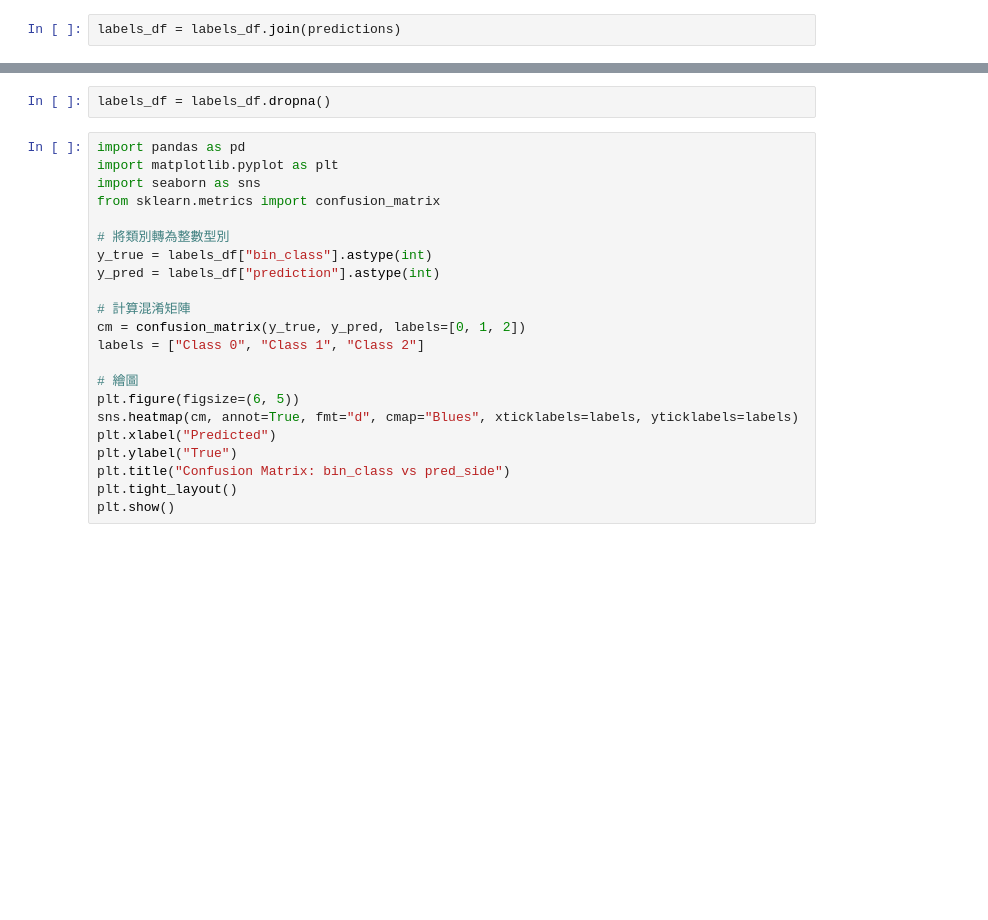
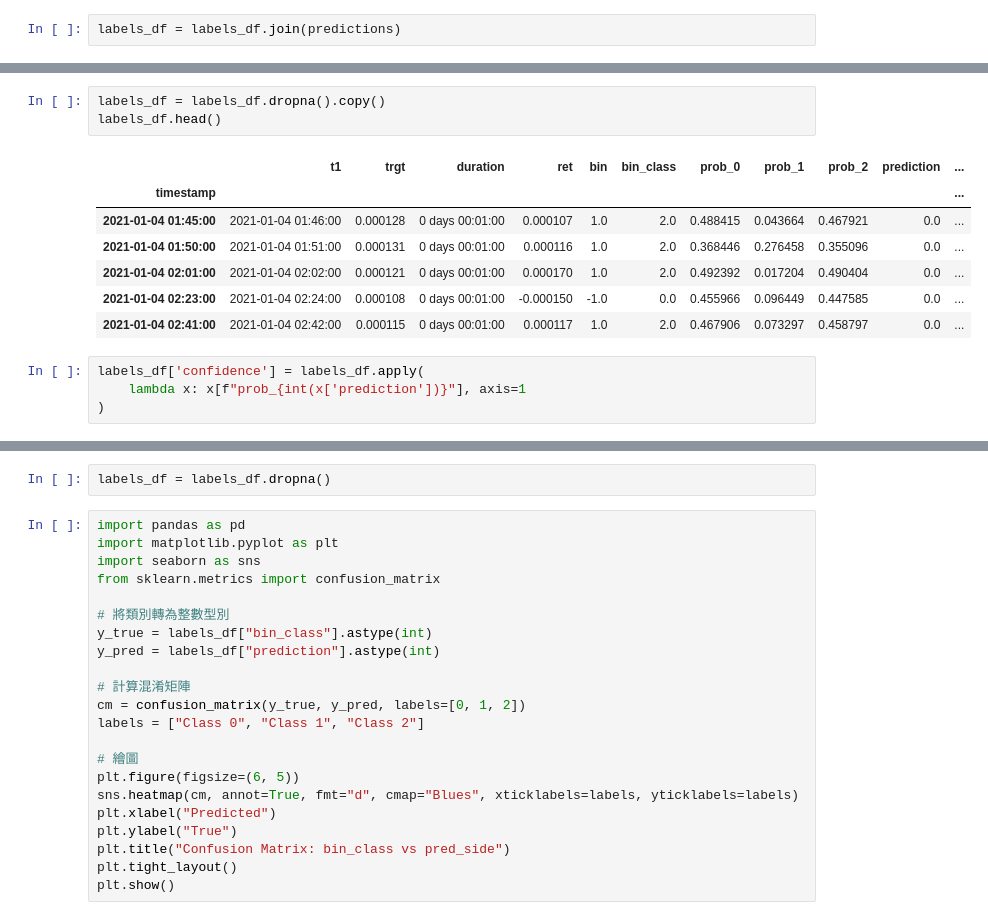
Before and after one commit to chillmelon/fxml, a Jupyter notebook: notebook/Visualization.ipynb, the cells around one changed output, grey strips where cells are left out. Cells and saved outputs as stored; diff of their text form; blank space fills up the shorter version.

```diff
--- a/notebook/Visualization.ipynb
+++ b/notebook/Visualization.ipynb
@@ -189,0 +220,15 @@ labels_df.shape
+# %%
+labels_df = labels_df.dropna().copy()
+labels_df.head()
+# %% [output]
+|  | t1 | trgt | duration | ret | bin | bin_class | prob_0 | prob_1 | prob_2 | prediction | ... |
+| timestamp |  |  |  |  |  |  |  |  |  |  | ... |
+| 2021-01-04 01:45:00 | 2021-01-04 01:46:00 | 0.000128 | 0 days 00:01:00 | 0.000107 | 1.0 | 2.0 | 0.488415 | 0.043664 | 0.467921 | 0.0 | ... |
+| 2021-01-04 01:50:00 | 2021-01-04 01:51:00 | 0.000131 | 0 days 00:01:00 | 0.000116 | 1.0 | 2.0 | 0.368446 | 0.276458 | 0.355096 | 0.0 | ... |
+| 2021-01-04 02:01:00 | 2021-01-04 02:02:00 | 0.000121 | 0 days 00:01:00 | 0.000170 | 1.0 | 2.0 | 0.492392 | 0.017204 | 0.490404 | 0.0 | ... |
+| 2021-01-04 02:23:00 | 2021-01-04 02:24:00 | 0.000108 | 0 days 00:01:00 | -0.000150 | -1.0 | 0.0 | 0.455966 | 0.096449 | 0.447585 | 0.0 | ... |
+| 2021-01-04 02:41:00 | 2021-01-04 02:42:00 | 0.000115 | 0 days 00:01:00 | 0.000117 | 1.0 | 2.0 | 0.467906 | 0.073297 | 0.458797 | 0.0 | ... |
+# %%
+labels_df['confidence'] = labels_df.apply(
+    lambda x: x[f"prob_{int(x['prediction'])}"], axis=1
+)
```
Also changed, not shown: parts of 15 cells of this notebook, 9 other files.
